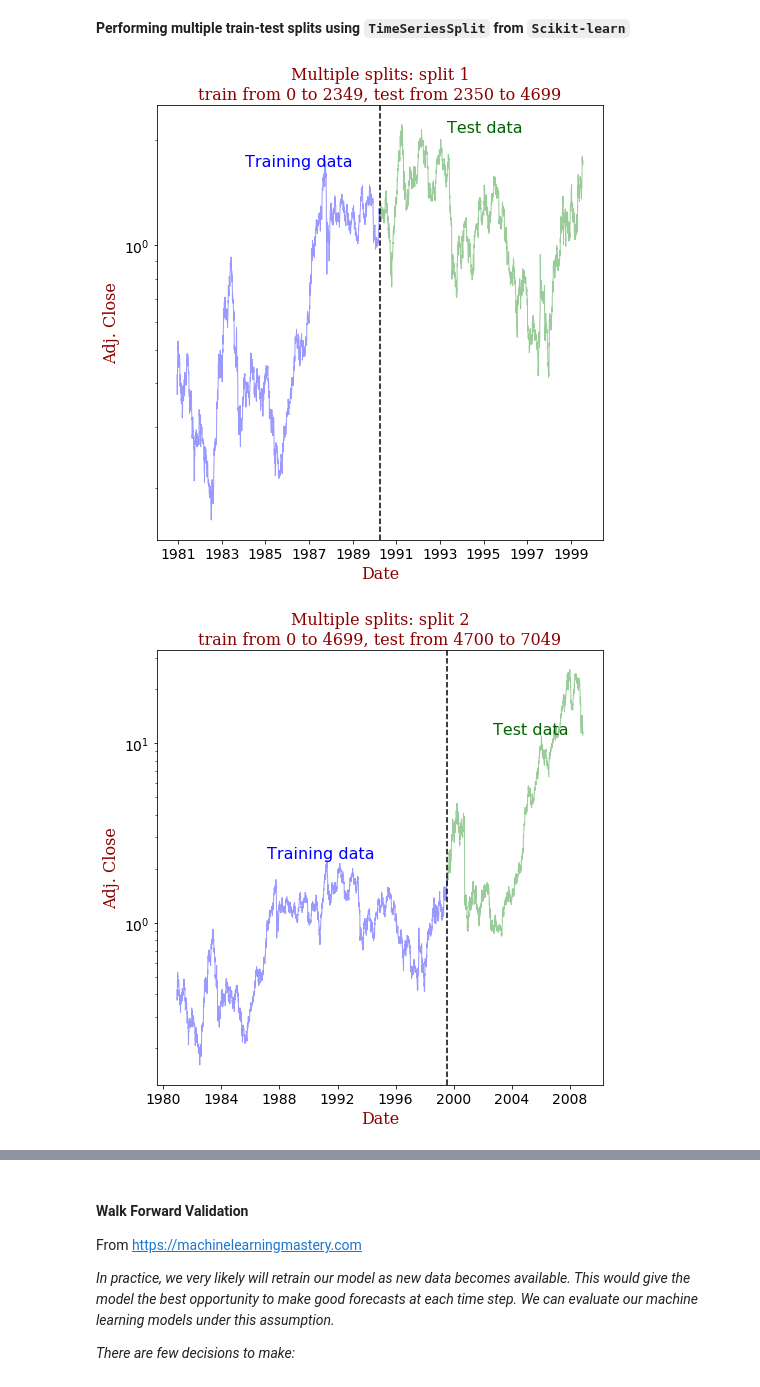
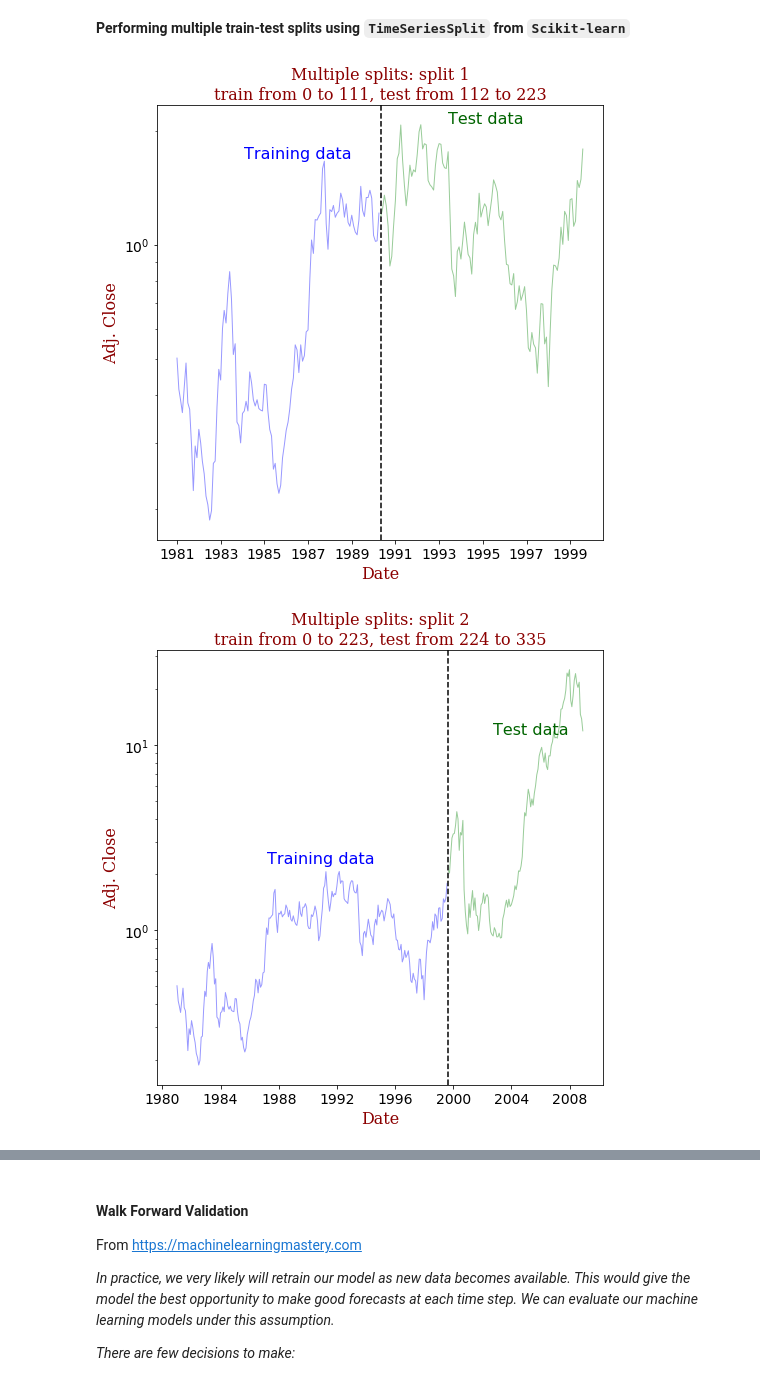
Before and after one commit to TTTTTTT114/MIE1628-Final_Project, a Jupyter notebook: stock_ann.ipynb, the cells around one changed output, grey strips where cells are left out. Cells and saved outputs as stored; diff of their text form; code cells hidden in the pictures.

```diff
--- a/stock_ann.ipynb
+++ b/stock_ann.ipynb
@@ -490,18 +465,18 @@ Test size: 1880.0
 # %%
 from sklearn.model_selection import TimeSeriesSplit
 
 col_name = 'Adj. Close'
-X = apple[col_name]
+X = apple_monthly_last[col_name]
 
 splits = TimeSeriesSplit(n_splits=3)
 
 i = 0
 
 for train_index, test_index in splits.split(X):
     i += 1
     split_title = 'Multiple splits: split {0}\ntrain from {1} to {2}, test from {3} to {4}' \
                     .format(i, train_index[0], train_index[-1], test_index[0], test_index[-1])
     plot_split(X[train_index], X[test_index], plot_title=split_title, ylabel=col_name, test_caption_lift=1.8)
 # %% [output]
-[figure, old version]
+[figure, new version]
-[figure, old version]
+[figure, new version]
```
Also changed, not shown: parts of 19 cells of this notebook.
